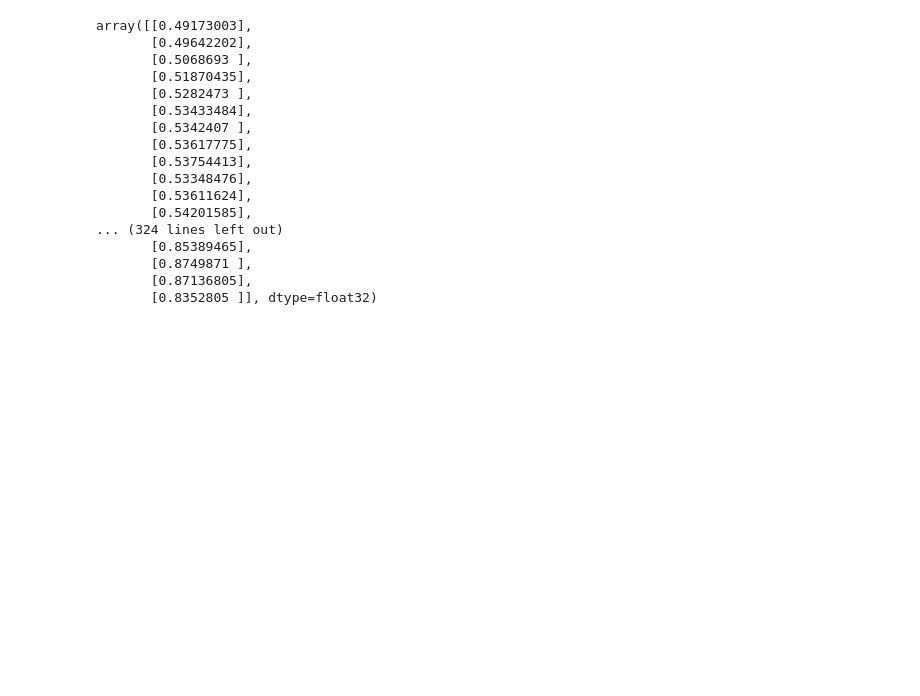
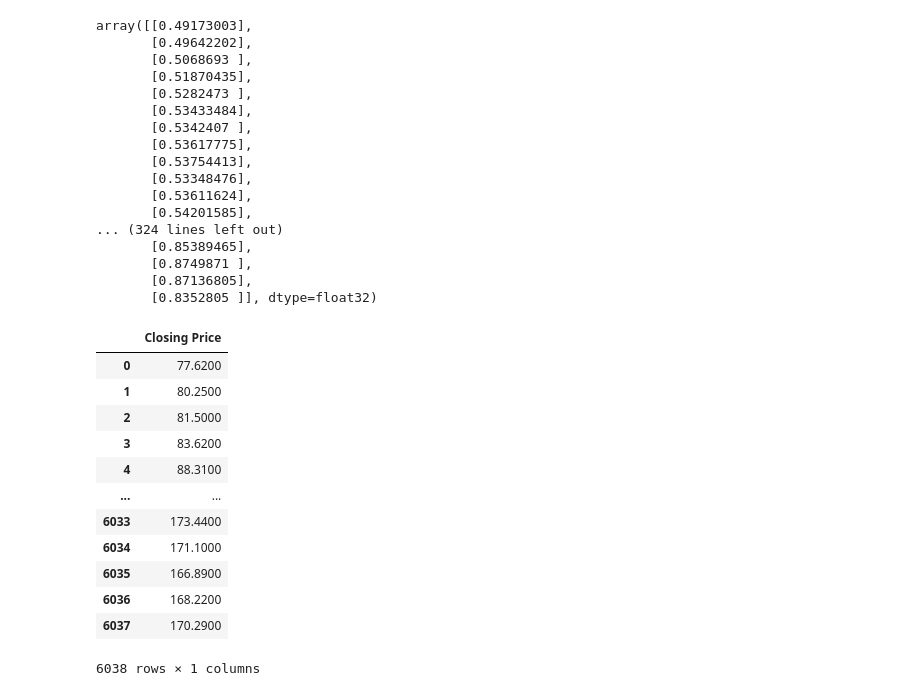
Before and after one commit to veeteehimself/Stock-Visualization-and-Stock-Prediction, a Jupyter notebook: models/ProjectLSTM.ipynb, the cells around one changed output. Saved outputs shown, nothing was run; the diff lists cells and outputs as text; code cells hidden in the pictures; blank space fills up the shorter version.

```diff
--- a/models/ProjectLSTM.ipynb
+++ b/models/ProjectLSTM.ipynb
@@ -334,3 +334,21 @@ array([[0.49173003],
        [0.8749871 ],
        [0.87136805],
        [0.8352805 ]], dtype=float32)
+# %%
+from preprocessing import apiCall
+
+apiCall("IMB")
+# %% [output]
+|  | Closing Price |
+| 0 | 77.6200 |
+| 1 | 80.2500 |
+| 2 | 81.5000 |
+| 3 | 83.6200 |
+| 4 | 88.3100 |
+| ... | ... |
+| 6033 | 173.4400 |
+| 6034 | 171.1000 |
+| 6035 | 166.8900 |
+| 6036 | 168.2200 |
+| 6037 | 170.2900 |
+6038 rows × 1 columns
```
Also changed, not shown: 1 other file.
